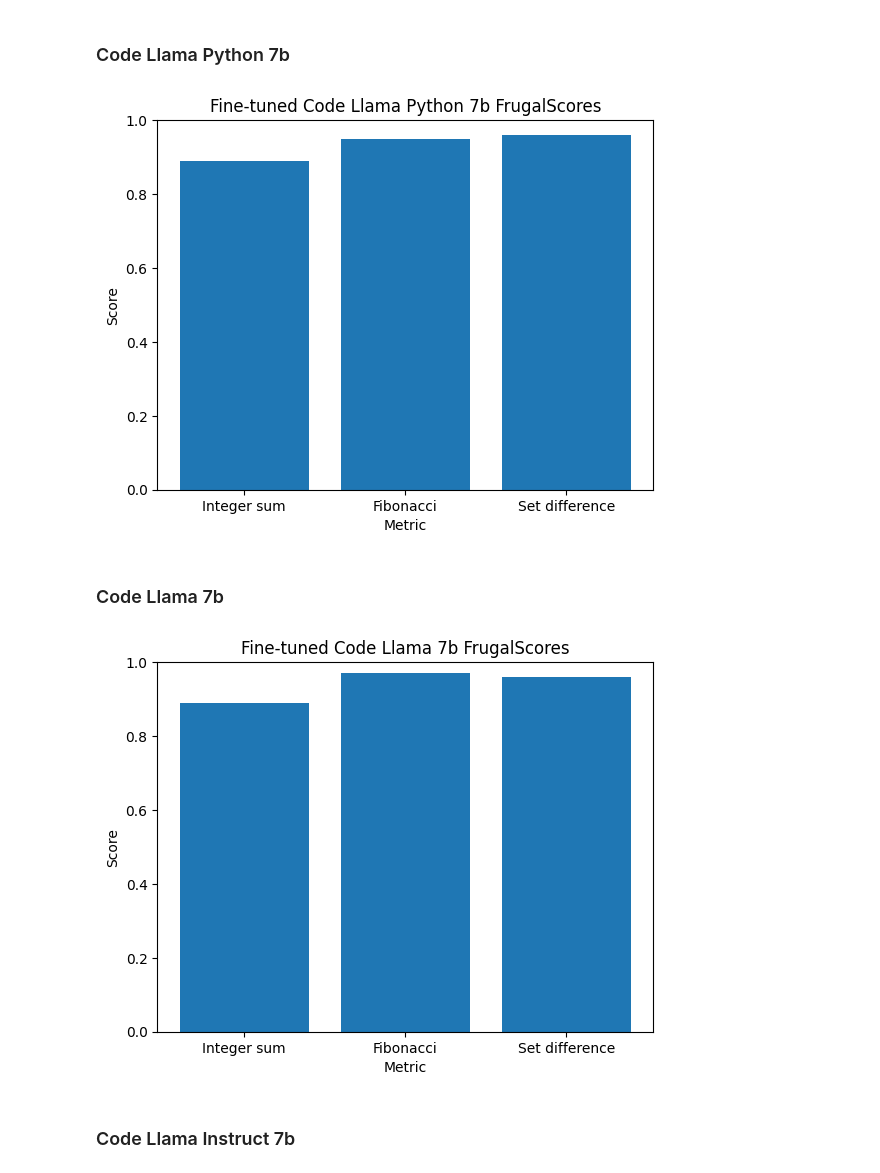
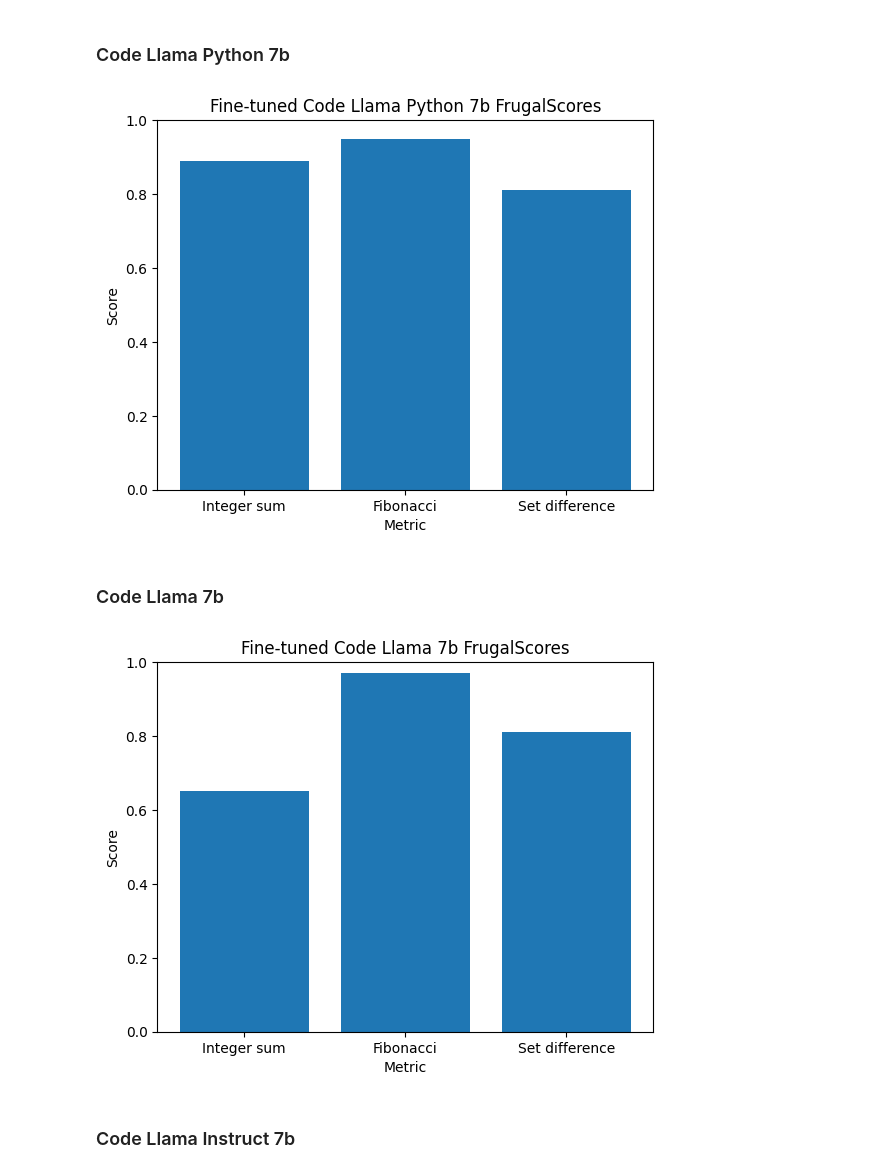
Before and after one commit to annaluizacaraciolo/fine_tuning_for_mojo_gen, a Jupyter notebook: MetricsPlots.ipynb, the cells around one changed output. Cells and saved outputs as stored; diff of their text form; code cells hidden in the pictures.

Commit message:
Fix example in test data and adjust metrics plots according to lastest results

```diff
--- a/MetricsPlots.ipynb
+++ b/MetricsPlots.ipynb
@@ -80,7 +80,7 @@ plt.show()
 ### Code Llama Python 7b
 # %%
 x = ["Integer sum", "Fibonacci", "Set difference"]
-y = [0.89, 0.95, 0.96]
+y = [0.89, 0.95, 0.81]
 
 plt.bar(x, y)
 plt.ylim(0.0, 1.0)
@@ -89,21 +89,21 @@ plt.ylabel("Score")
 plt.title("Fine-tuned Code Llama Python 7b FrugalScores")
 plt.show()
 # %% [output]
-[figure, old version]
+[figure, new version]
 # %% [markdown]
 ### Code Llama 7b
 # %%
 x = ["Integer sum", "Fibonacci", "Set difference"]
-y = [0.89, 0.97, 0.96]
+y = [0.65, 0.97, 0.81]
 
 plt.bar(x, y)
 plt.ylim(0.0, 1.0)
 plt.xlabel("Metric")
 plt.ylabel("Score")
 plt.title("Fine-tuned Code Llama 7b FrugalScores")
 plt.show()
 # %% [output]
-[figure, old version]
+[figure, new version]
 # %% [markdown]
 ### Code Llama Instruct 7b
 # %%
```
Also changed, not shown: parts of 4 cells of this notebook, 3 other files.
